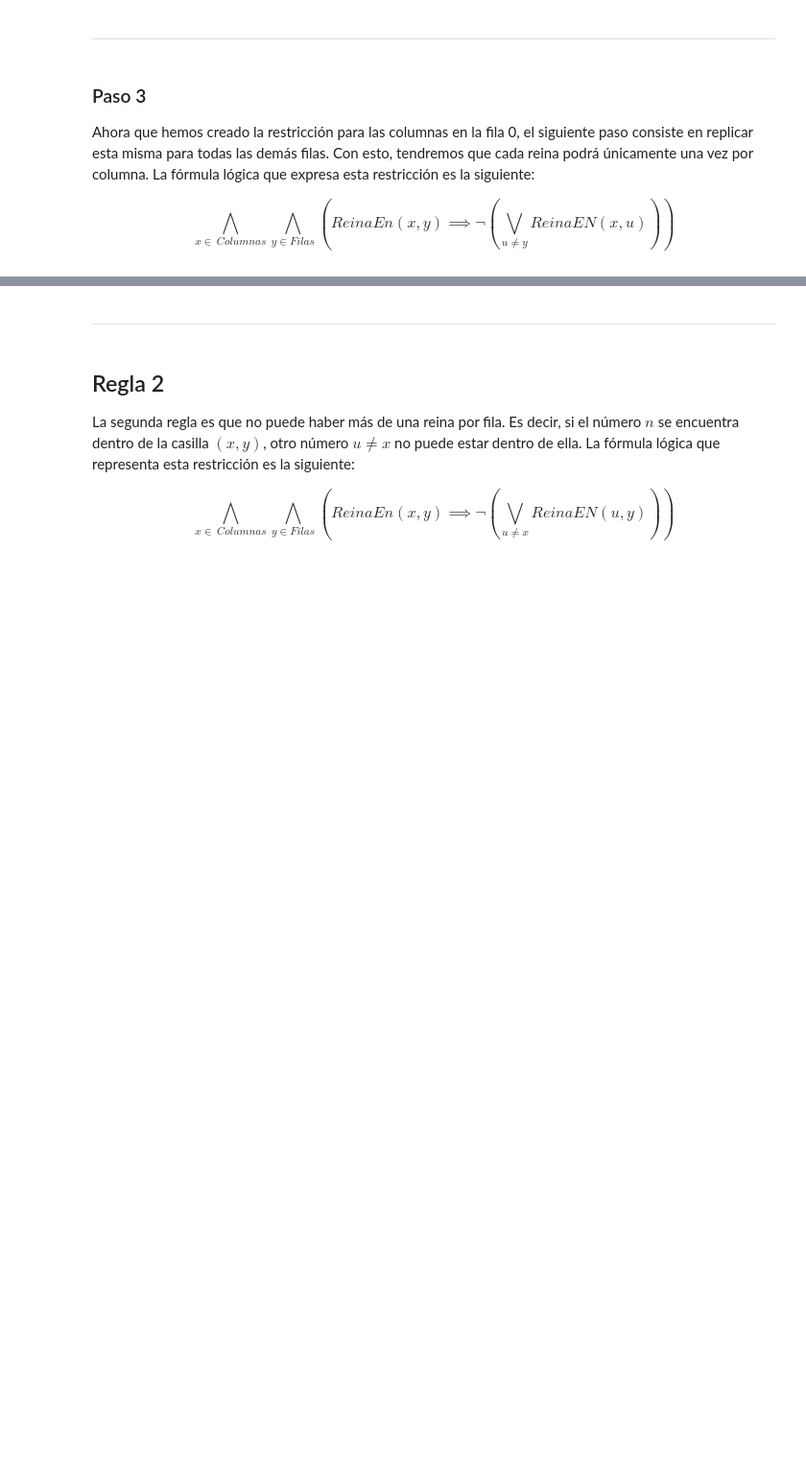
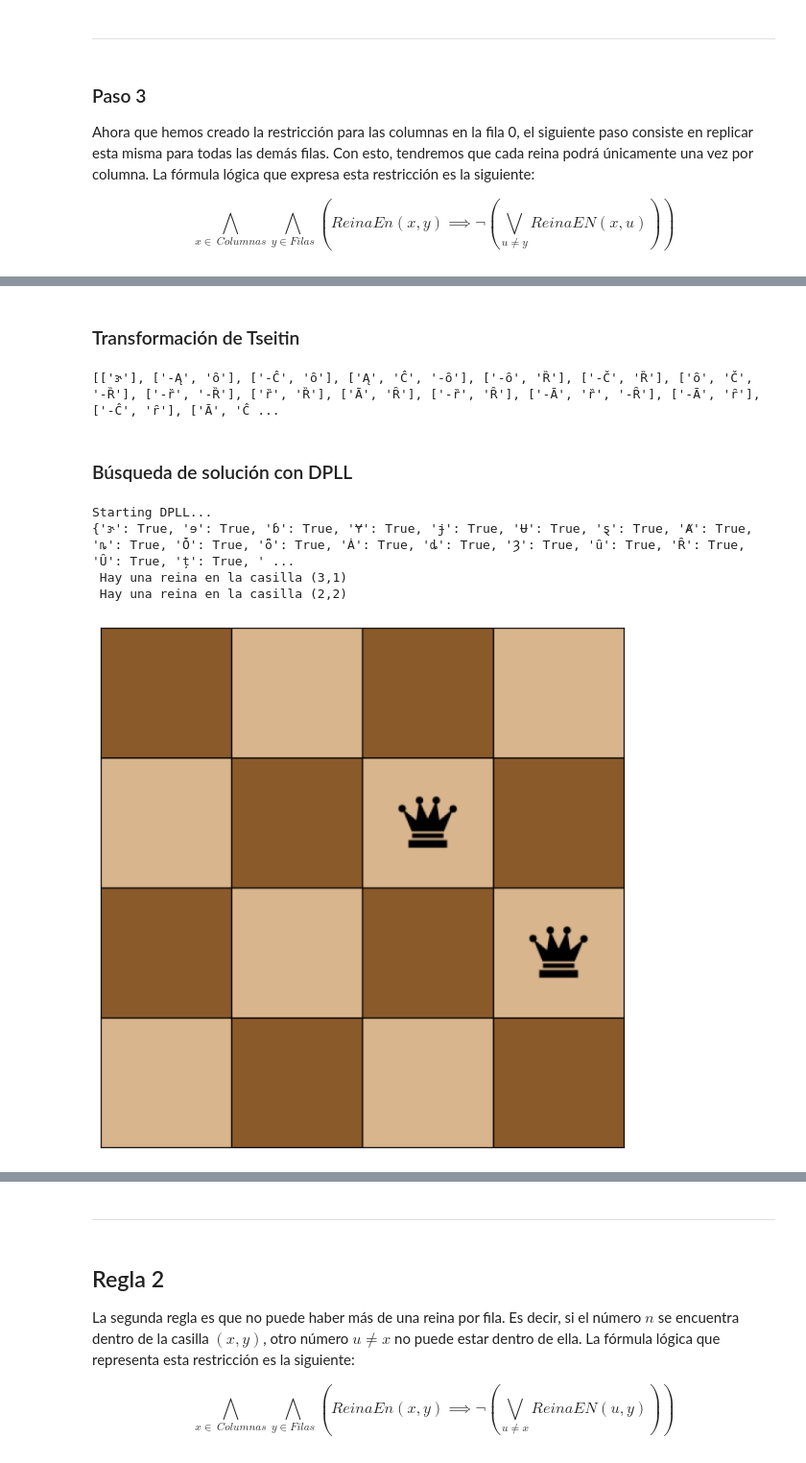
Before and after one commit to matwate/LogicaCC, a Jupyter notebook: G07.ipynb, the cells around one changed output, grey strips where cells are left out. Shown at 96% size. Drawn from its saved outputs; the diff is of its cells as text; code cells hidden in the pictures; blank space fills up the shorter version.

Commit message:
Implemented DPLL using class materials

```diff
--- a/G07.ipynb
+++ b/G07.ipynb
@@ -187,0 +188,18 @@ Function 'SATtabla' executed in 32.026026964187622070312500000000000000000000000
+# %% [markdown]
+### Transformación de Tseitin
+# %%
+tseitin_rule1 = tseitin(reinas.r1)
+print(tseitin_rule1)
+# %% [output]
+[['ɝ'], ['-Ą', 'ȏ'], ['-Ĉ', 'ȏ'], ['Ą', 'Ĉ', '-ȏ'], ['-ȏ', 'Ȑ'], ['-Č', 'Ȑ'], ['ȏ', 'Č', '-Ȑ'], ['-ȑ', '-Ȑ'], ['ȑ', 'Ȑ'], ['Ā', 'Ȓ'], ['-ȑ', 'Ȓ'], ['-Ā', 'ȑ', '-Ȓ'], ['-Ā', 'ȓ'], ['-Ĉ', 'ȓ'], ['Ā', 'Ĉ ...
+# %% [markdown]
+### Búsqueda de solución con DPLL
+# %%
+%%time
+reinas.visualizar(SATdpll(reinas.r1))
+# %% [output]
+Starting DPLL...
+{'ɝ': True, 'ɘ': True, 'ɓ': True, 'Ɏ': True, 'ɉ': True, 'Ʉ': True, 'ȿ': True, 'Ⱥ': True, 'ȵ': True, 'Ȱ': True, 'ȫ': True, 'Ȧ': True, 'ȡ': True, 'Ȝ': True, 'ȗ': True, 'Ȓ': True, 'Ȗ': True, 'ț': True, ' ...
+ Hay una reina en la casilla (3,1)
+ Hay una reina en la casilla (2,2)
+[figure, added]
```
Also changed, not shown: parts of 26 cells of this notebook, 8 other files.
